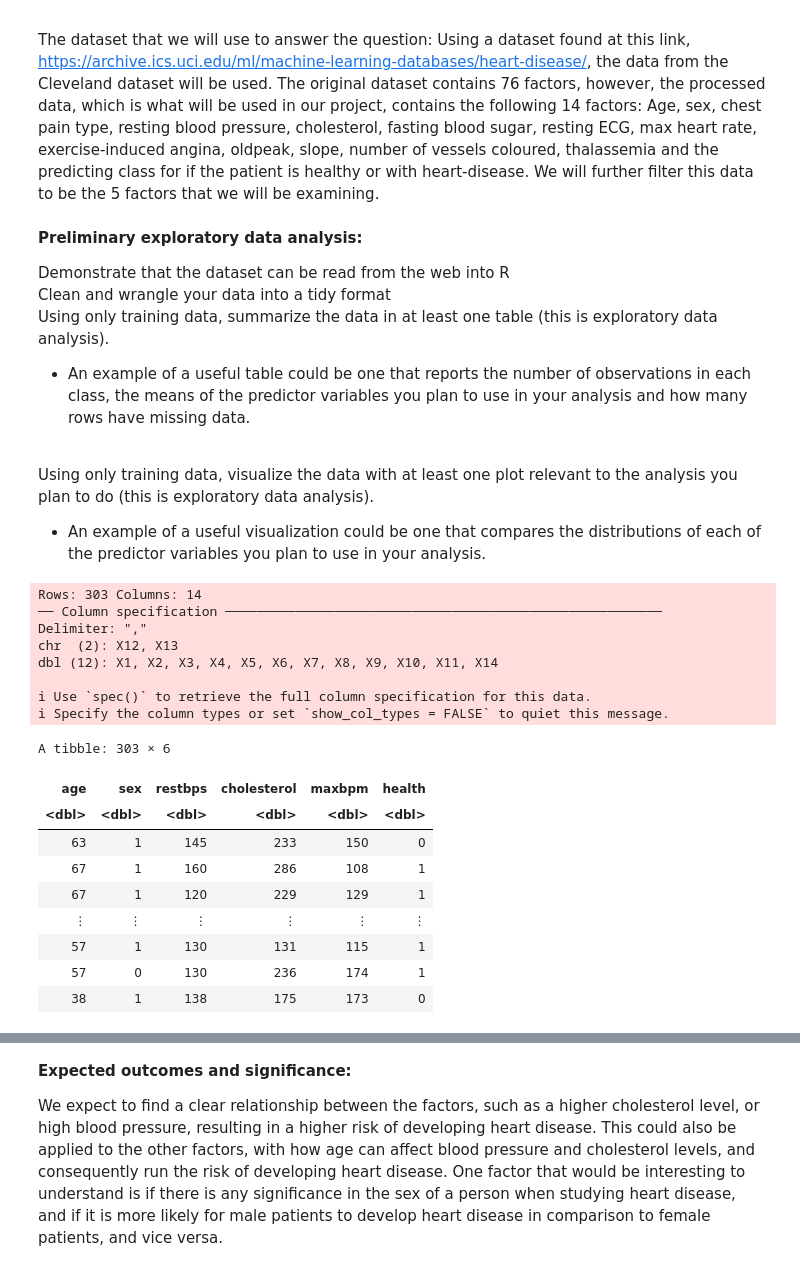
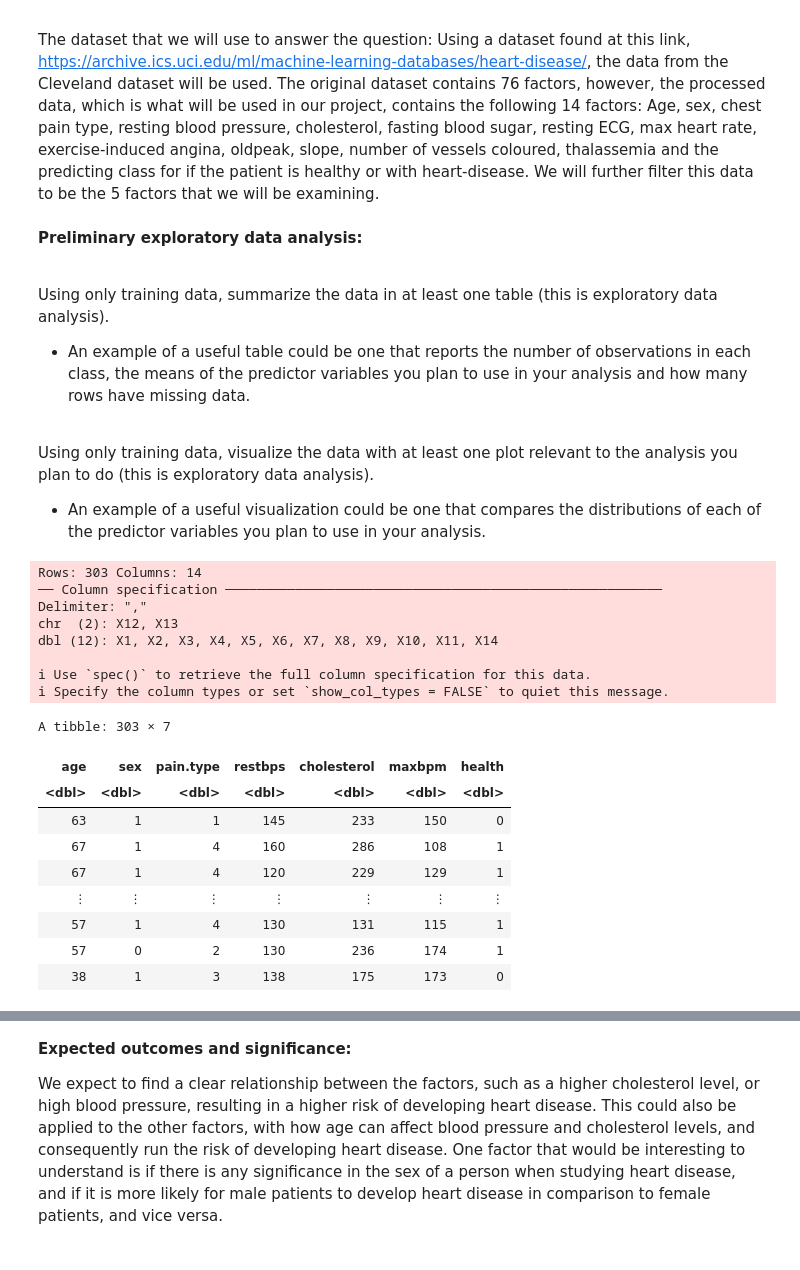
Before and after one commit to Sparsh-I/dsci-group-38, a Jupyter notebook: group_proposal.ipynb, the cells around one changed output, grey strips where cells are left out. Drawn from its saved outputs; the diff is of its cells as text; code cells hidden in the pictures.

```diff
--- a/group_proposal.ipynb
+++ b/group_proposal.ipynb
@@ -17,8 +17,6 @@ Age, sex, chest pain type, resting blood pressure, cholesterol, fasting blood su
 # %% [markdown]
 **Preliminary exploratory data analysis:**
 
-Demonstrate that the dataset can be read from the web into R
-<br>Clean and wrangle your data into a tidy format
 <br>Using only training data, summarize the data in at least one table (this is exploratory data analysis).
  - An example of a useful table could be one that reports the number of observations in each class, the means of the predictor variables you plan to use in your analysis and how many rows have missing data.
 
@@ -31,29 +29,29 @@ library(tidymodels)
 options(repr.matrix.max.rows = 6)
 # %%
 heart_data<- read_csv(url("https://archive.ics.uci.edu/ml/machine-learning-databases/heart-disease/processed.cleveland.data"), col_names = FALSE) |>
-    select(X1, X2, X4, X5, X8, X14)
-colnames(heart_data) <- make.names(c("age", "sex", "restbps", "cholesterol", "maxbpm", "health"))
+    select(X1, X2, X3, X4, X5, X8, X14)
+colnames(heart_data) <- make.names(c("age", "sex", "pain.type", "restbps", "cholesterol", "maxbpm", "health"))
 
 heart_data["health"][heart_data["health"] == 2 | heart_data["health"] == 3 | heart_data["health"] == 4] <- 1
 heart_data
 # %% [output]
 Rows: 303 Columns: 14
 ── Column specification ────────────────────────────────────────────────────────
 Delimiter: ","
 chr  (2): X12, X13
 dbl (12): X1, X2, X3, X4, X5, X6, X7, X8, X9, X10, X11, X14
 
 ℹ Use `spec()` to retrieve the full column specification for this data.
 ℹ Specify the column types or set `show_col_types = FALSE` to quiet this message.
-A tibble: 303 × 6
+A tibble: 303 × 7
-| age | sex | restbps | cholesterol | maxbpm | health |
-| <dbl> | <dbl> | <dbl> | <dbl> | <dbl> | <dbl> |
-| 63 | 1 | 145 | 233 | 150 | 0 |
-| 67 | 1 | 160 | 286 | 108 | 1 |
-| 67 | 1 | 120 | 229 | 129 | 1 |
-| ⋮ | ⋮ | ⋮ | ⋮ | ⋮ | ⋮ |
-| 57 | 1 | 130 | 131 | 115 | 1 |
-| 57 | 0 | 130 | 236 | 174 | 1 |
-| 38 | 1 | 138 | 175 | 173 | 0 |
+| age | sex | pain.type | restbps | cholesterol | maxbpm | health |
+| <dbl> | <dbl> | <dbl> | <dbl> | <dbl> | <dbl> | <dbl> |
+| 63 | 1 | 1 | 145 | 233 | 150 | 0 |
+| 67 | 1 | 4 | 160 | 286 | 108 | 1 |
+| 67 | 1 | 4 | 120 | 229 | 129 | 1 |
+| ⋮ | ⋮ | ⋮ | ⋮ | ⋮ | ⋮ | ⋮ |
+| 57 | 1 | 4 | 130 | 131 | 115 | 1 |
+| 57 | 0 | 2 | 130 | 236 | 174 | 1 |
+| 38 | 1 | 3 | 138 | 175 | 173 | 0 |
 # %%
 heart_data_plot <- heart_data |>
```
Also changed, not shown: parts of 2 cells of this notebook.
